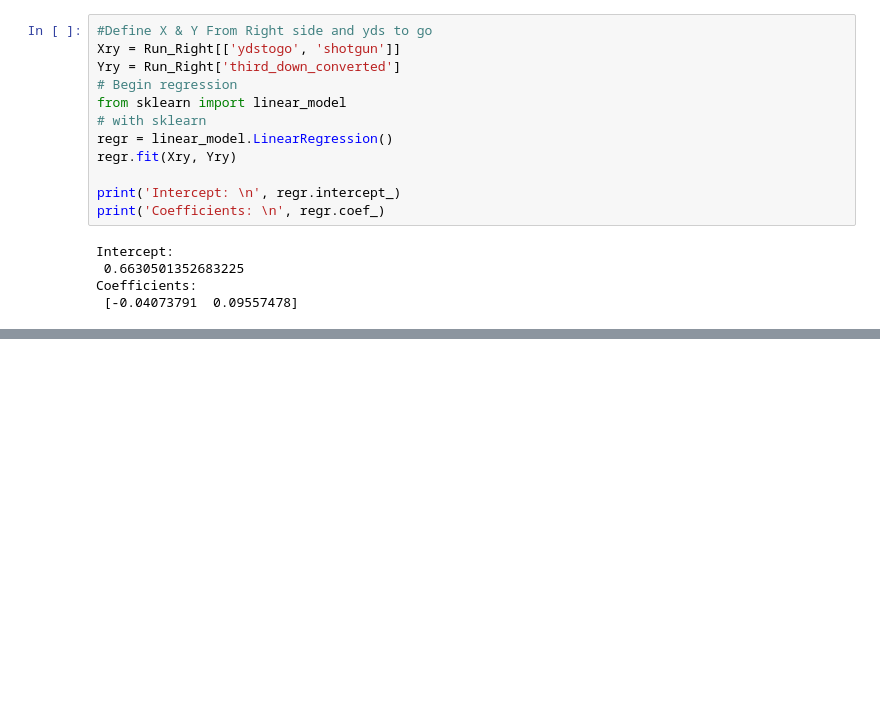
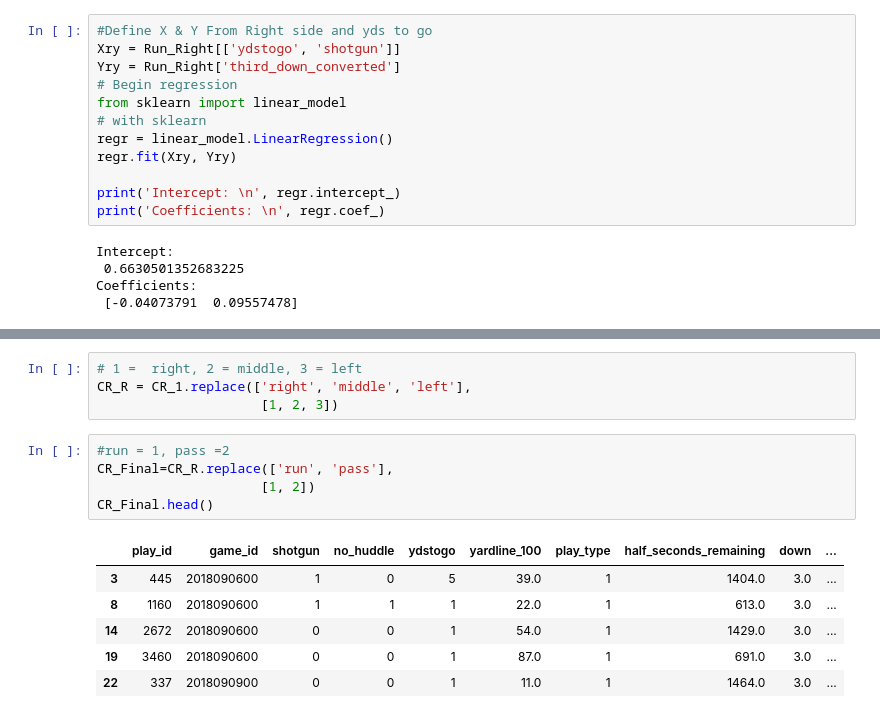
Before and after one commit to juliasweet/Final_Project, a Jupyter notebook: Run_lineal_Reg.ipynb, the cells around one changed output, grey strips where cells are left out. Saved outputs shown, nothing was run; the diff lists cells and outputs as text; blank space fills up the shorter version.

```diff
--- a/Run_lineal_Reg.ipynb
+++ b/Run_lineal_Reg.ipynb
@@ -433,0 +517,16 @@ Warnings:
+# %%
+# 1 =  right, 2 = middle, 3 = left
+CR_R = CR_1.replace(['right', 'middle', 'left'],
+                     [1, 2, 3])
+# %%
+#run = 1, pass =2
+CR_Final=CR_R.replace(['run', 'pass'],
+                     [1, 2])
+CR_Final.head()
+# %% [output]
+|  | play_id | game_id | shotgun | no_huddle | ydstogo | yardline_100 | play_type | half_seconds_remaining | down | ... |
+| 3 | 445 | 2018090600 | 1 | 0 | 5 | 39.0 | 1 | 1404.0 | 3.0 | ... |
+| 8 | 1160 | 2018090600 | 1 | 1 | 1 | 22.0 | 1 | 613.0 | 3.0 | ... |
+| 14 | 2672 | 2018090600 | 0 | 0 | 1 | 54.0 | 1 | 1429.0 | 3.0 | ... |
+| 19 | 3460 | 2018090600 | 0 | 0 | 1 | 87.0 | 1 | 691.0 | 3.0 | ... |
+| 22 | 337 | 2018090900 | 0 | 0 | 1 | 11.0 | 1 | 1464.0 | 3.0 | ... |
```
Also changed, not shown: parts of 26 cells of this notebook.
